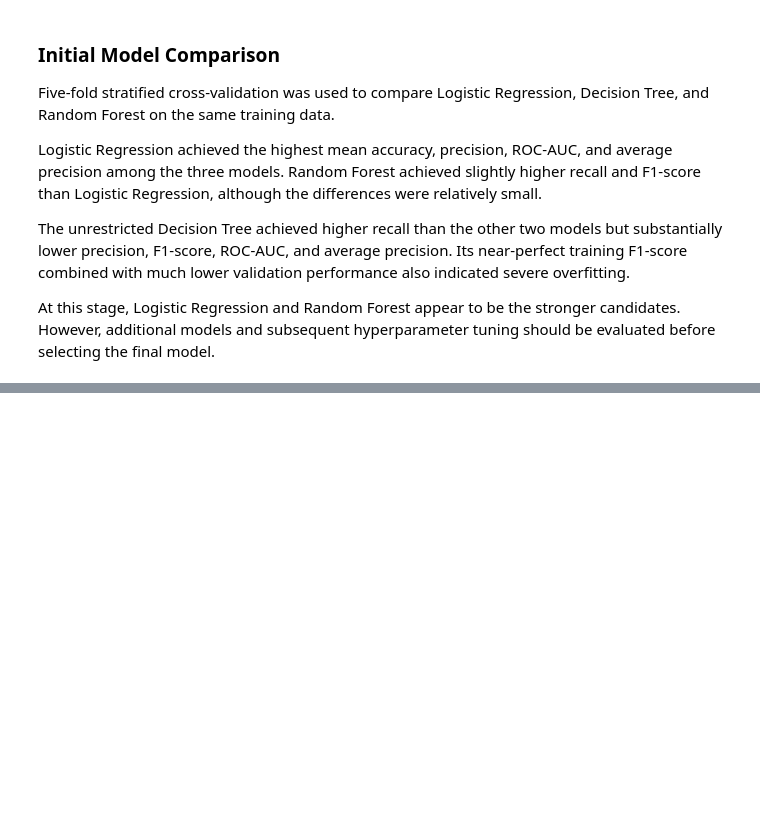
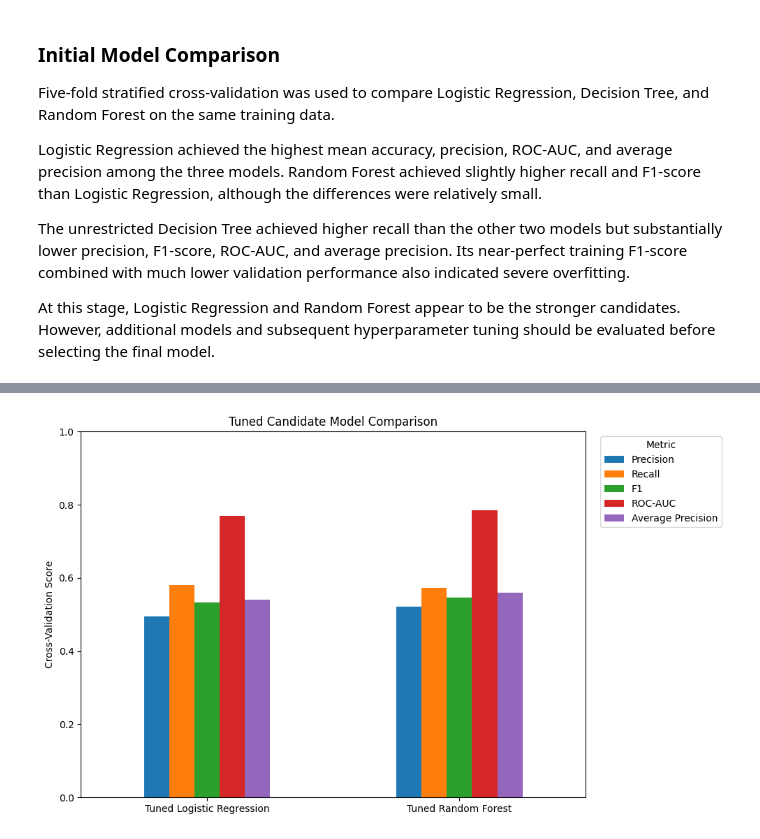
Before and after one commit to Sharma-Shivam2021/credit-default-prediction, a Jupyter notebook: notebooks/03_model_comparison.ipynb, the cells around one changed output, grey strips where cells are left out. Cells and saved outputs as stored; diff of their text form; code cells hidden in the pictures; blank space fills up the shorter version.

```diff
--- a/notebooks/03_model_comparison.ipynb
+++ b/notebooks/03_model_comparison.ipynb
@@ -306,0 +978,28 @@ print("Std Validation F1:", knn_cv["test_f1"].std())
+# %%
+tuned_results = pd.DataFrame({
+    "Model": [
+        "Tuned Logistic Regression",
+        "Tuned Random Forest"
+    ],
+    "Precision": [0.4945, 0.5218],
+    "Recall": [0.5801, 0.5730],
+    "F1": [0.5339, 0.5462],
+    "ROC-AUC": [0.7696, 0.7850],
+    "Average Precision": [0.5409, 0.5588]
+})
+
+ax = tuned_results.set_index("Model").plot(
+    kind="bar",
+    figsize=(10, 6)
+)
+
+plt.title("Tuned Candidate Model Comparison")
+plt.ylabel("Cross-Validation Score")
+plt.xlabel("")
+plt.ylim(0, 1)
+plt.xticks(rotation=0)
+plt.legend(title="Metric", bbox_to_anchor=(1.02, 1))
+plt.tight_layout()
+plt.show()
+# %% [output]
+[figure, added]
```
Also changed, not shown: parts of 50 cells of this notebook.
